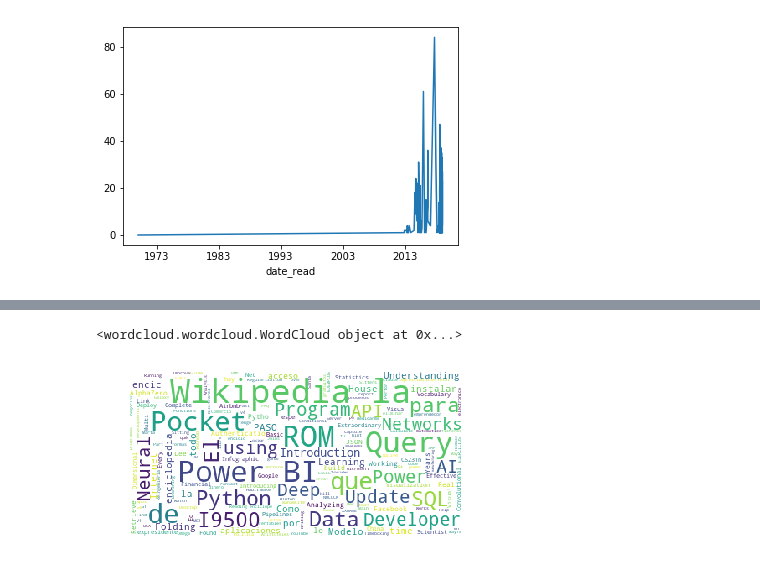
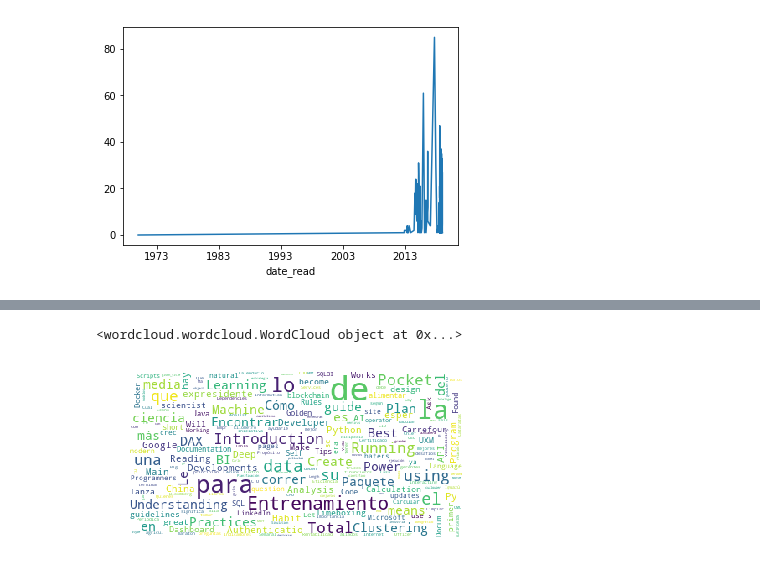
Before and after one commit to manito969/Portfolio-Learning-Projects, a Jupyter notebook: Pocket/Pocket Analize.ipynb, the cells around one changed output, grey strips where cells are left out. Drawn from its saved outputs; the diff is of its cells as text; code cells hidden in the pictures.

Commit message:
Text analize

```diff
--- a/Pocket/Pocket Analize.ipynb
+++ b/Pocket/Pocket Analize.ipynb
@@ -75,7 +0,0 @@ pocket_add = requests.post('https://getpocket.com/v3/get',
-# %%
-json_data = json.loads(pocket_add.text)
-
-df= pd.DataFrame.from_dict(json_data['list']).T
-
-df = df[['item_id','status','favorite','given_title','given_url','resolved_url','time_added','time_read','time_to_read','word_count']]
-df.head()
@@ -139,0 +121,5 @@ print((df['status'].sum()*100)/df['item_id'].count())
+# %%
+texto=pocket_add.text
+json_data = json.loads(texto)
+df= pd.DataFrame.from_dict(json_data['list']).T
+df.head()
@@ -186,3 +279,13 @@ plot_read.plot()
 # %% [output]
 <matplotlib.axes._subplots.AxesSubplot at 0x...>
 [figure]
+# %%
+# filter Time
+start_date ='01-01-2018'
+end_date = '31-12-2018'
+mask_2 = (df['time_read'] > start_date) & (df['time_read'] <= end_date)
+df_2018= df[mask_2]
+# How many words have I read till date?
+print('How many words have I read in 2018? R/{}'.format(df_2018.loc[df['status'] == 1, 'word_count'].sum()))
+# How many books is this equivalent to?
+print('How many books is this equivalent to? R/{}'.format(df_2018.loc[df['status'] == 1, 'word_count'].sum()/64000))
@@ -189,20 +342,18 @@ plot_read.plot()
 # %%
-from wordcloud import WordCloud, STOPWORDS
-
 stopwords = set(STOPWORDS)
 wordcloud = WordCloud(background_color='white',
                       stopwords=stopwords,
                       max_words=300,
                       max_font_size=40,
                       random_state=42
-                      ).generate(str(df['given_title']))
+                      ).generate(str(df_2018['given_title']))
 
 print(wordcloud)
 fig = plt.figure(1)
 plt.imshow(wordcloud)
 plt.axis('off')
 plt.show()
 fig.savefig("Pocket Wordcloud.png", dpi=900)
 # %% [output]
 <wordcloud.wordcloud.WordCloud object at 0x...>
-[figure, old version]
+[figure, new version]
```
Also changed, not shown: parts of 54 cells of this notebook, 1 other file.
